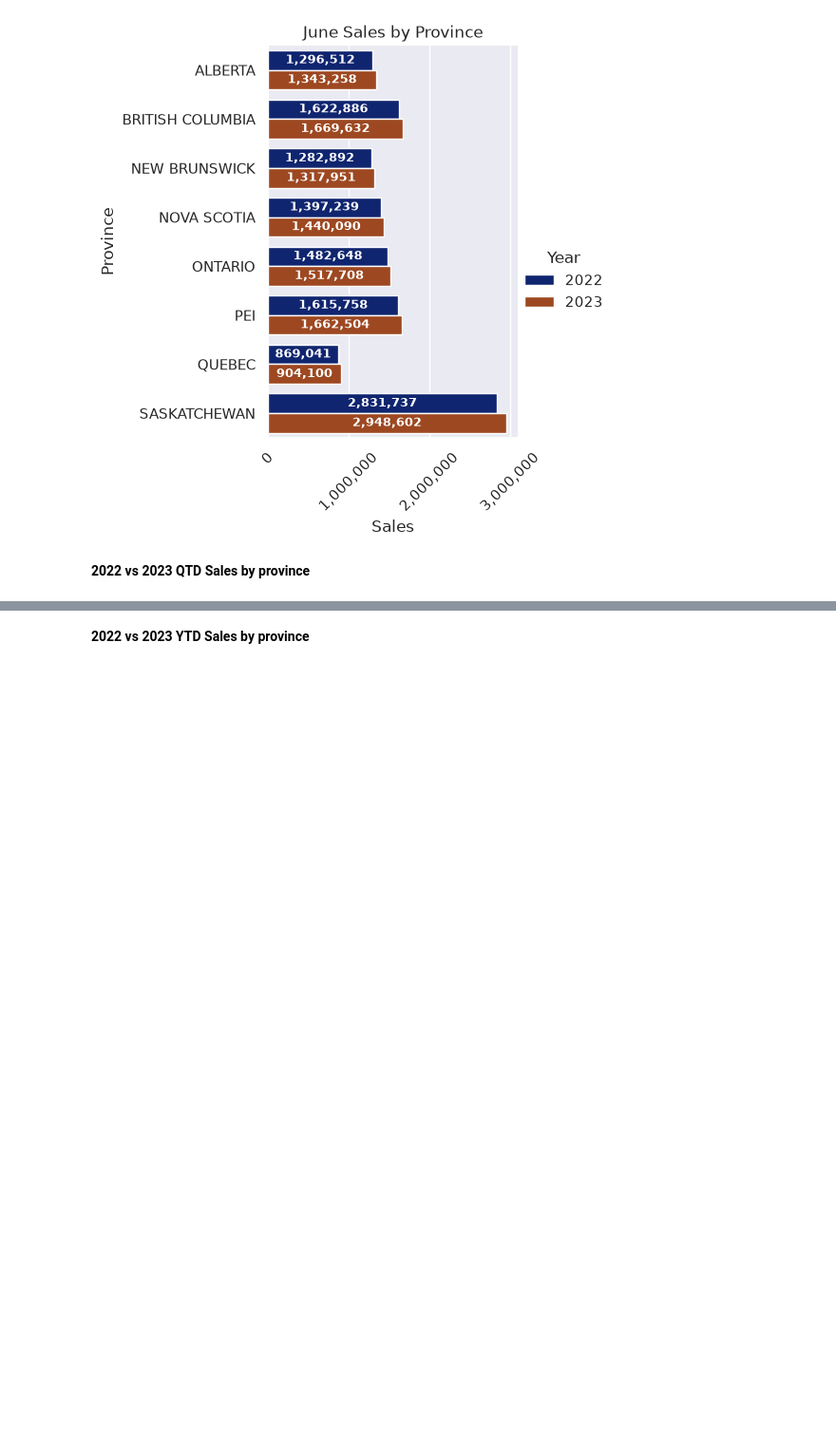
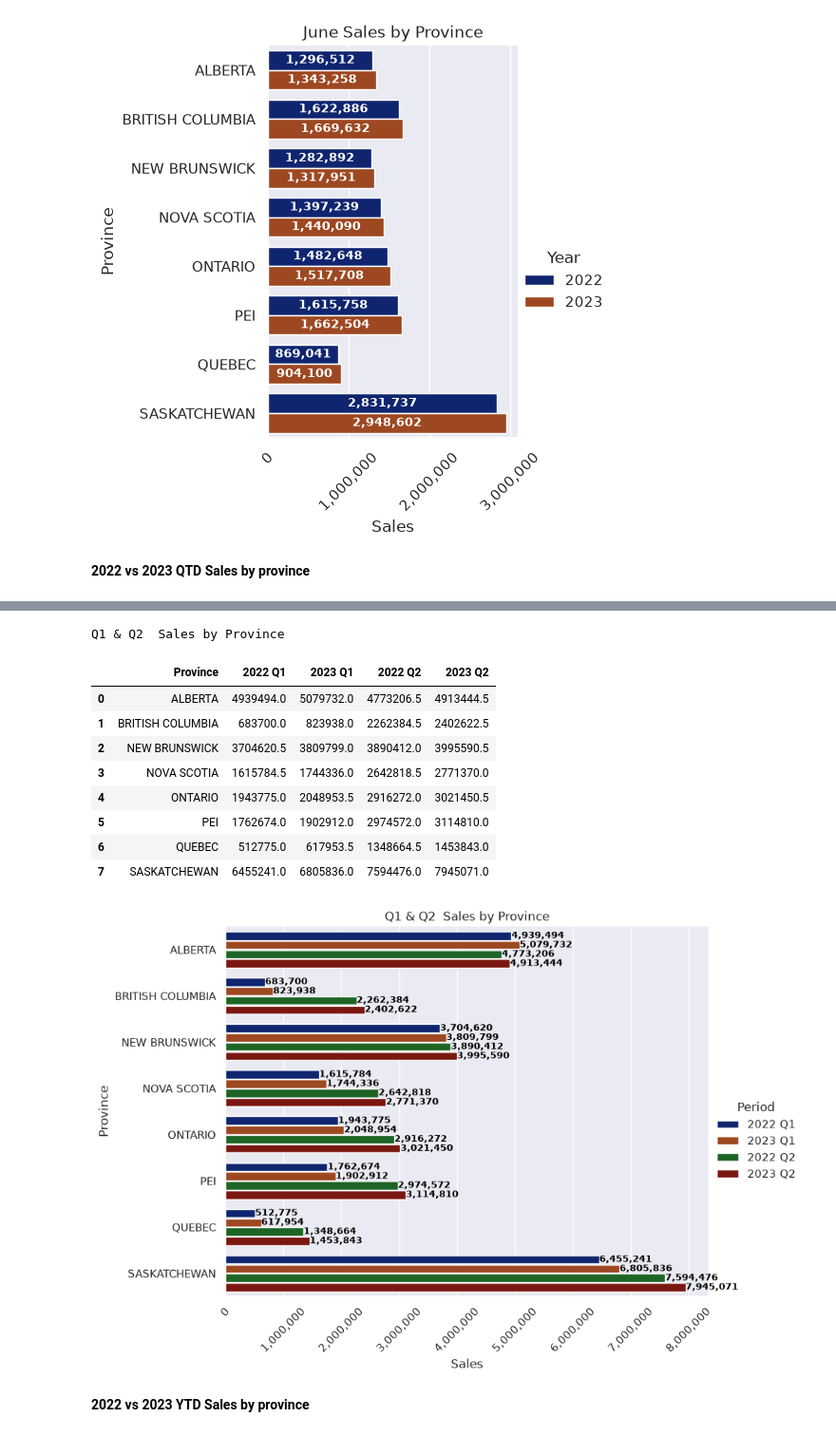
Before and after one commit to kjeshang/Sales_Data_Analysis, a Jupyter notebook: analysis.ipynb, the cells around one changed output, grey strips where cells are left out. Shown at 95% size. Cells and saved outputs as stored; diff of their text form; code cells hidden in the pictures; blank space fills up the shorter version.

Commit message:
Created chart for QTD

```diff
--- a/analysis.ipynb
+++ b/analysis.ipynb
@@ -220,2 +239,16 @@ compareMetricByQTD(df, "Sales", ["Q1","Q2"])
+# %%
+compareMetricByQTD(df, "Sales", ["Q1","Q2"], True, "side-by-side")
+# %% [output]
+Q1 & Q2  Sales by Province
+|  | Province | 2022 Q1 | 2023 Q1 | 2022 Q2 | 2023 Q2 |
+| 0 | ALBERTA | 4939494.0 | 5079732.0 | 4773206.5 | 4913444.5 |
+| 1 | BRITISH COLUMBIA | 683700.0 | 823938.0 | 2262384.5 | 2402622.5 |
+| 2 | NEW BRUNSWICK | 3704620.5 | 3809799.0 | 3890412.0 | 3995590.5 |
+| 3 | NOVA SCOTIA | 1615784.5 | 1744336.0 | 2642818.5 | 2771370.0 |
+| 4 | ONTARIO | 1943775.0 | 2048953.5 | 2916272.0 | 3021450.5 |
+| 5 | PEI | 1762674.0 | 1902912.0 | 2974572.0 | 3114810.0 |
+| 6 | QUEBEC | 512775.0 | 617953.5 | 1348664.5 | 1453843.0 |
+| 7 | SASKATCHEWAN | 6455241.0 | 6805836.0 | 7594476.0 | 7945071.0 |
+[figure, added]
 # %% [markdown]
 **2022 vs 2023 YTD Sales by province**
```
Also changed, not shown: parts of 1 cell of this notebook.
